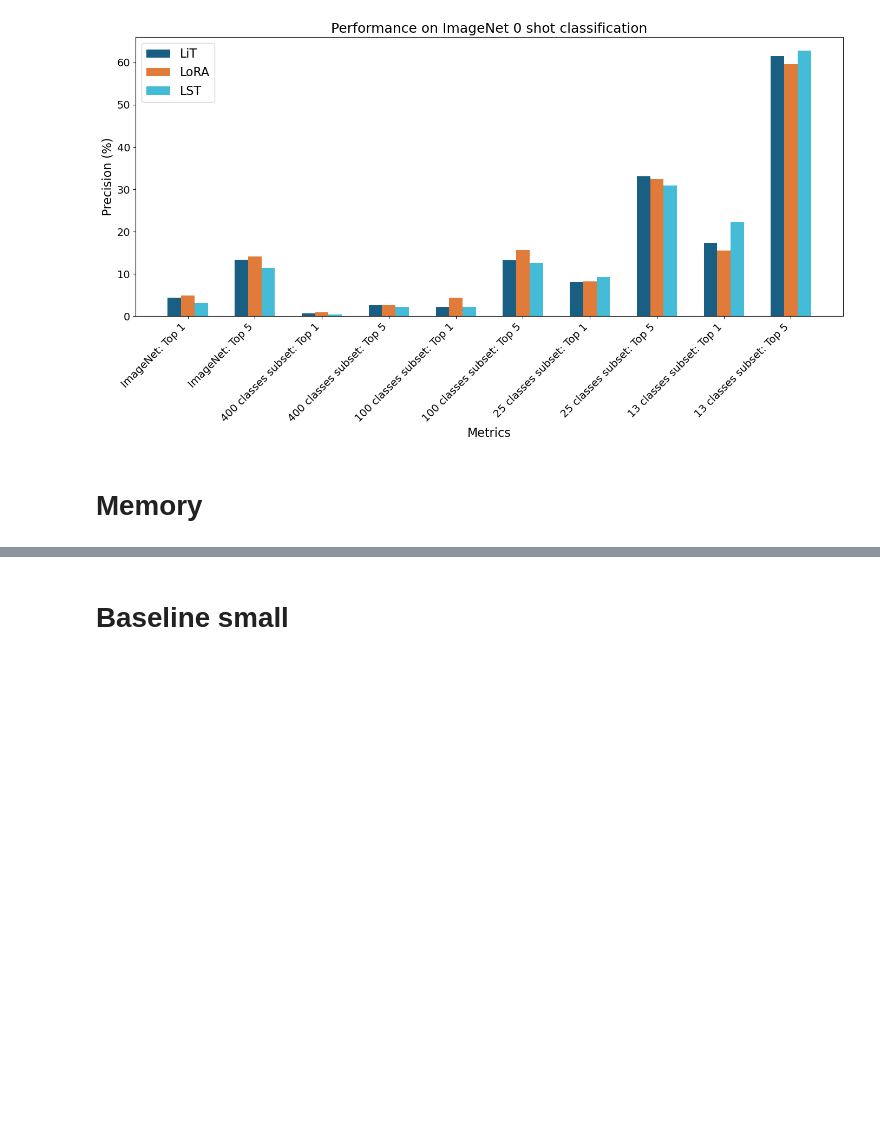
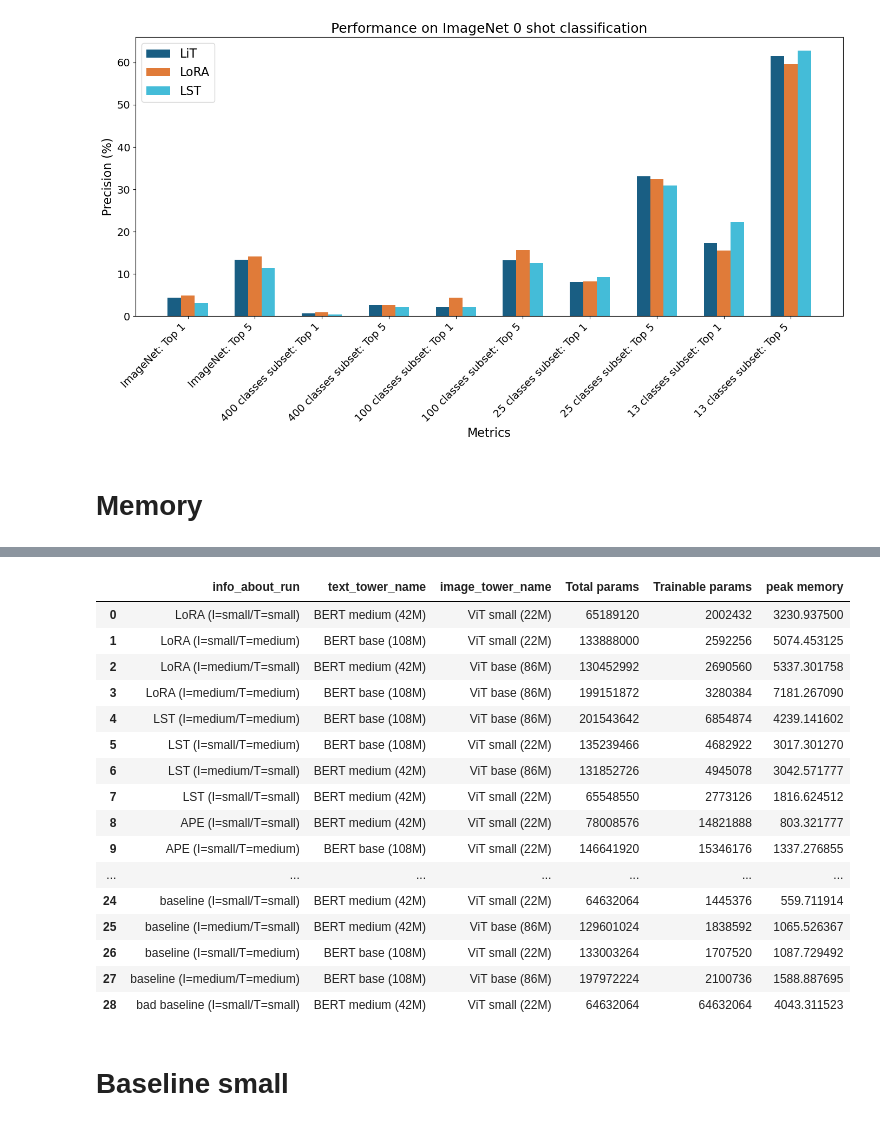
Before and after one commit to CarrelV/master_lit, a Jupyter notebook: graph.ipynb, the cells around one changed output, grey strips where cells are left out. Cells and saved outputs as stored; diff of their text form; code cells hidden in the pictures; blank space fills up the shorter version.

```diff
--- a/graph.ipynb
+++ b/graph.ipynb
@@ -234,6 +267,41 @@ df_memory
 | 26 | baseline (I=small/T=medium) | BERT base (108M) | Projection Head | ViT small (22M) | Projection Head | 109482240 | ... |
 | 27 | baseline (I=medium/T=medium) | BERT base (108M) | Projection Head | ViT base (86M) | Projection Head | 109482240 | ... |
 | 28 | bad baseline (I=small/T=small) | BERT medium (42M) | Projection Head | ViT small (22M) | Projection Head | 41373184 | ... |
+# %%
+df = df_memory
+total_params = ['text_tower_params', 'text_head_params', 'image_tower_params', 'image_head_params']
+trainable_params = ["text_tower_trainable_params","text_head_trainable_params","image_tower_trainable_params","image_head_trainable_params"]
+peak_memory = ["memory_for_model","memory_forward_pass","mem_after_loss_gradient","mem_after_loss_backward","mem_after_optimizer"]
+
+df['Total params'] = df[total_params].sum(axis=1)
+df['Trainable params'] = df[trainable_params].sum(axis=1)
+df["peak memory"] = (df[peak_memory].max(axis=1) / 1024 / 1024)
+
+df = df.drop(columns=total_params)
+df = df.drop(columns=trainable_params)
+df = df.drop(columns=peak_memory)
+
+df = df.drop(df.columns[[2,4,5]],axis=1)
+
+df
+# %% [output]
+|  | info_about_run | text_tower_name | image_tower_name | Total params | Trainable params | peak memory |
+| 0 | LoRA (I=small/T=small) | BERT medium (42M) | ViT small (22M) | 65189120 | 2002432 | 3230.937500 |
+| 1 | LoRA (I=small/T=medium) | BERT base (108M) | ViT small (22M) | 133888000 | 2592256 | 5074.453125 |
+| 2 | LoRA (I=medium/T=small) | BERT medium (42M) | ViT base (86M) | 130452992 | 2690560 | 5337.301758 |
+| 3 | LoRA (I=medium/T=medium) | BERT base (108M) | ViT base (86M) | 199151872 | 3280384 | 7181.267090 |
+| 4 | LST (I=medium/T=medium) | BERT base (108M) | ViT base (86M) | 201543642 | 6854874 | 4239.141602 |
+| 5 | LST (I=small/T=medium) | BERT base (108M) | ViT small (22M) | 135239466 | 4682922 | 3017.301270 |
+| 6 | LST (I=medium/T=small) | BERT medium (42M) | ViT base (86M) | 131852726 | 4945078 | 3042.571777 |
+| 7 | LST (I=small/T=small) | BERT medium (42M) | ViT small (22M) | 65548550 | 2773126 | 1816.624512 |
+| 8 | APE (I=small/T=small) | BERT medium (42M) | ViT small (22M) | 78008576 | 14821888 | 803.321777 |
+| 9 | APE (I=small/T=medium) | BERT base (108M) | ViT small (22M) | 146641920 | 15346176 | 1337.276855 |
+| ... | ... | ... | ... | ... | ... | ... |
+| 24 | baseline (I=small/T=small) | BERT medium (42M) | ViT small (22M) | 64632064 | 1445376 | 559.711914 |
+| 25 | baseline (I=medium/T=small) | BERT medium (42M) | ViT base (86M) | 129601024 | 1838592 | 1065.526367 |
+| 26 | baseline (I=small/T=medium) | BERT base (108M) | ViT small (22M) | 133003264 | 1707520 | 1087.729492 |
+| 27 | baseline (I=medium/T=medium) | BERT base (108M) | ViT base (86M) | 197972224 | 2100736 | 1588.887695 |
+| 28 | bad baseline (I=small/T=small) | BERT medium (42M) | ViT small (22M) | 64632064 | 64632064 | 4043.311523 |
 # %% [markdown]
 # Baseline small
 # %%
```
Also changed, not shown: parts of 5 cells of this notebook, 2 other files.
